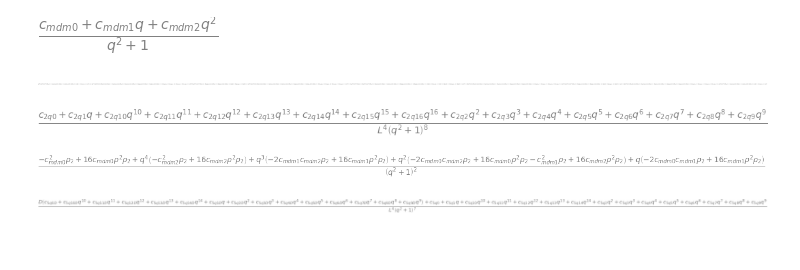
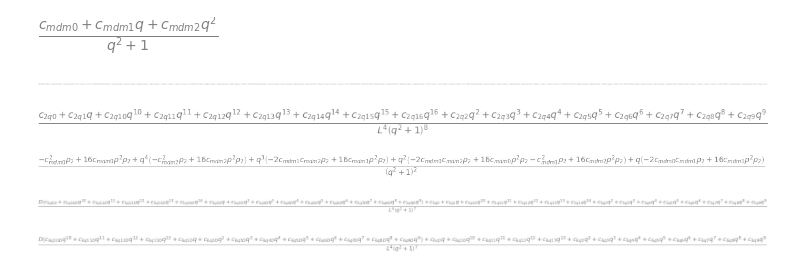
Before and after one commit to emilemarcotte/dubins2circle2set, a Jupyter notebook: LRLS_sympy.ipynb, the cells around one changed output. Cells and saved outputs as stored; diff of their text form; code cells hidden in the pictures; blank space fills up the shorter version.

```diff
--- a/LRLS_sympy.ipynb
+++ b/LRLS_sympy.ipynb
@@ -385,3 +385,87 @@ c_5
 [figure]
 # %%
 c_6 = 2*v_tx*m_plus_x*v_ty*m_plus_y
+c_6_num, c_6_den = c_6.as_numer_denom()
+c_6_num = collect(expand(c_6_num), [D,L,q])
+c_6_num = c_6_num.xreplace({D**2: D_2, L**2: L_2, L**4: L_4})
+c_6_num_num, c_6_num_den = c_6_num.as_numer_denom()
+c_6_num_num = collect(expand(c_6_num_num), [D,q]) # NoD: degrees 1 to 13. D: degrees 1 to 13.
+
+# Replace the q coefficients
+(c_6_q1,
+c_6_q2,
+c_6_q3,
+c_6_q4,
+c_6_q5,
+c_6_q6,
+c_6_q7,
+c_6_q8,
+c_6_q9,
+c_6_q10,
+c_6_q11,
+c_6_q12,
+c_6_q13) = symbols(
+    "c_6_q1, c_6_q2, c_6_q3, c_6_q4, c_6_q5, c_6_q6, c_6_q7, c_6_q8, c_6_q9, c_6_q10, c_6_q11, c_6_q12, c_6_q13")
+c_6_q1t = c_6_num_num.coeff(q,1)
+c_6_q2t = c_6_num_num.coeff(q,2)
+c_6_q3t = c_6_num_num.coeff(q,3)
+c_6_q4t = c_6_num_num.coeff(q,4)
+c_6_q5t = c_6_num_num.coeff(q,5)
+c_6_q6t = c_6_num_num.coeff(q,6)
+c_6_q7t = c_6_num_num.coeff(q,7)
+c_6_q8t = c_6_num_num.coeff(q,8)
+c_6_q9t = c_6_num_num.coeff(q,9)
+c_6_q10t = c_6_num_num.coeff(q,10)
+c_6_q11t = c_6_num_num.coeff(q,11)
+c_6_q12t = c_6_num_num.coeff(q,12)
+c_6_q13t = c_6_num_num.coeff(q,13)
+subs = dict(zip([c_6_q1t, c_6_q2t, c_6_q3t, c_6_q4t, c_6_q5t, c_6_q6t, c_6_q7t, c_6_q8t, c_6_q9t, c_6_q10t, c_6_q11t, c_6_q12t, c_6_q13t],
+                [c_6_q1, c_6_q2, c_6_q3, c_6_q4, c_6_q5, c_6_q6, c_6_q7, c_6_q8, c_6_q9, c_6_q10, c_6_q11, c_6_q12, c_6_q13]))
+c_6_num_num = c_6_num_num.subs(subs)
+
+# Replace the D coefficients
+D_term_c6 = collect(c_6_num_num.coeff(D,1), q)
+(c_6_q0D,
+c_6_q1D,
+c_6_q2D,
+c_6_q3D,
+c_6_q4D,
+c_6_q5D,
+c_6_q6D,
+c_6_q7D,
+c_6_q8D,
+c_6_q9D,
+c_6_q10D,
+c_6_q11D,
+c_6_q12D,
+c_6_q13D,
+c_6_q14D) = symbols(
+    "c_6_q0D, c_6_q1D, c_6_q2D, c_6_q3D, c_6_q4D, c_6_q5D, c_6_q6D, c_6_q7D, c_6_q8D, c_6_q9D, c_6_q10D, c_6_q11D, c_6_q12D, c_6_q13D, c_6_q14D")
+c_6_q0Dt = D_term_c6.coeff(q,0)
+c_6_q1Dt = D_term_c6.coeff(q,1)
+c_6_q2Dt = D_term_c6.coeff(q,2)
+c_6_q3Dt = D_term_c6.coeff(q,3)
+c_6_q4Dt = D_term_c6.coeff(q,4)
+c_6_q5Dt = D_term_c6.coeff(q,5)
+c_6_q6Dt = D_term_c6.coeff(q,6)
+c_6_q7Dt = D_term_c6.coeff(q,7)
+c_6_q8Dt = D_term_c6.coeff(q,8)
+c_6_q9Dt = D_term_c6.coeff(q,9)
+c_6_q10Dt = D_term_c6.coeff(q,10)
+c_6_q11Dt = D_term_c6.coeff(q,11)
+c_6_q12Dt = D_term_c6.coeff(q,12)
+c_6_q13Dt = D_term_c6.coeff(q,13)
+c_6_q14Dt = D_term_c6.coeff(q,14)
+subs = dict(zip([c_6_q0Dt, c_6_q1Dt, c_6_q2Dt, c_6_q3Dt, c_6_q4Dt, c_6_q5Dt, c_6_q6Dt, c_6_q7Dt, c_6_q8Dt, c_6_q9Dt, c_6_q10Dt, c_6_q11Dt, c_6_q12Dt, c_6_q13Dt, c_6_q14Dt],
+                [c_6_q0D, c_6_q1D, c_6_q2D, c_6_q3D, c_6_q4D, c_6_q5D, c_6_q6D, c_6_q7D, c_6_q8D, c_6_q9D, c_6_q10D, c_6_q11D, c_6_q12D, c_6_q13D, c_6_q14D]))
+D_term_c6 = D_term_c6.subs(subs)
+
+c_6_num = (c_6_num_num - D*c_6_num_num.coeff(D,1) + D*D_term_c6)/c_6_num_den
+
+c_6 = c_6_num/c_6_den
+
+c_6 # denom L**4*(q**2+1)**7
+# c_6_num
+# c_6_num_num
+# %% [output]
+[figure, added]
```
Also changed, not shown: parts of 5 cells of this notebook.
